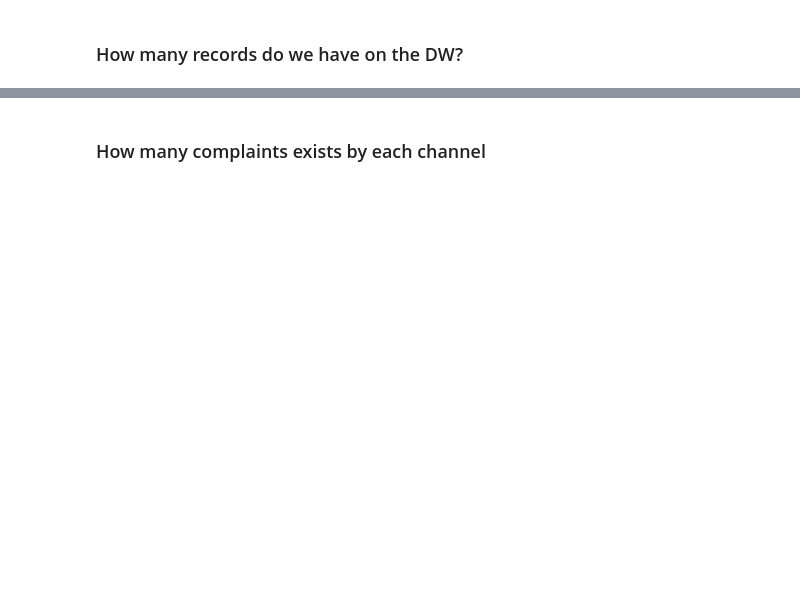
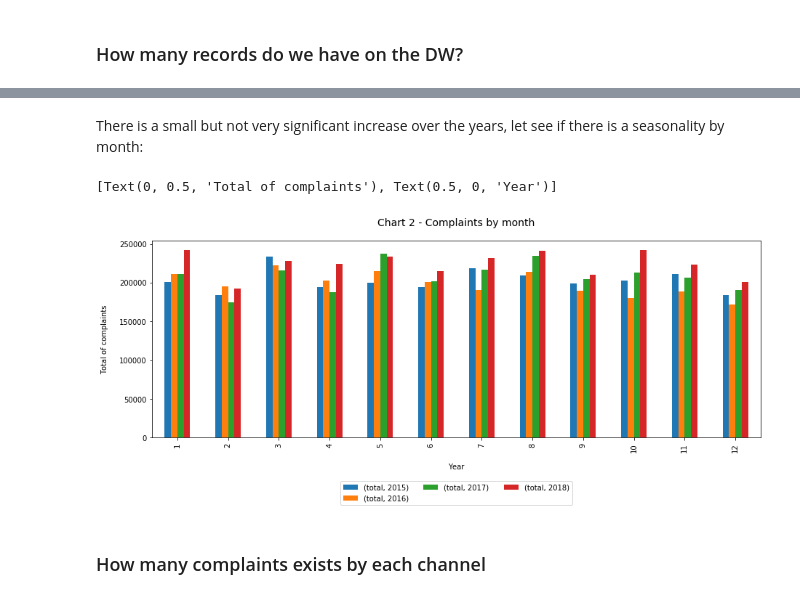
Before and after one commit to renatolsromao/udacity-dend-project6-brazilian_consumer_complaints_pipeline, a Jupyter notebook: analysis/analysis-dw.ipynb, the cells around one changed output, grey strips where cells are left out. Drawn from its saved outputs; the diff is of its cells as text; code cells hidden in the pictures; blank space fills up the shorter version.

```diff
--- a/analysis/analysis-dw.ipynb
+++ b/analysis/analysis-dw.ipynb
@@ -31,2 +72,23 @@ total_complaints.head()
+# %% [markdown]
+There is a small but not very significant increase over the years, let see if there is a seasonality by month:
+# %%
+stmt = """
+    select
+        dat.year, dat.month, count(*) as total
+    from ft_complaints as c
+        left join dm_date as dat on (c.ts = dat.ts)
+    group by dat.year, dat.month
+    ;
+"""
+complaints_by_month = pandas.read_sql(stmt, conn)
+complaints_by_month.set_index(['year','month'], inplace=True)
+complaints_by_month = complaints_by_month.unstack(level=0)
+
+ax = complaints_by_month.plot(kind='bar', title='Chart 2 - Complaints by month', figsize=(15,5))
+plt.legend(loc='upper center', bbox_to_anchor=(0.5, -0.20), ncol=3)
+ax.set(ylabel='Total of complaints', xlabel='Year')
+# %% [output]
+[Text(0, 0.5, 'Total of complaints'), Text(0.5, 0, 'Year')]
+[figure, added]
 # %% [markdown]
 ### How many complaints exists by each channel
```
Also changed, not shown: parts of 38 cells of this notebook, 5 other files.
